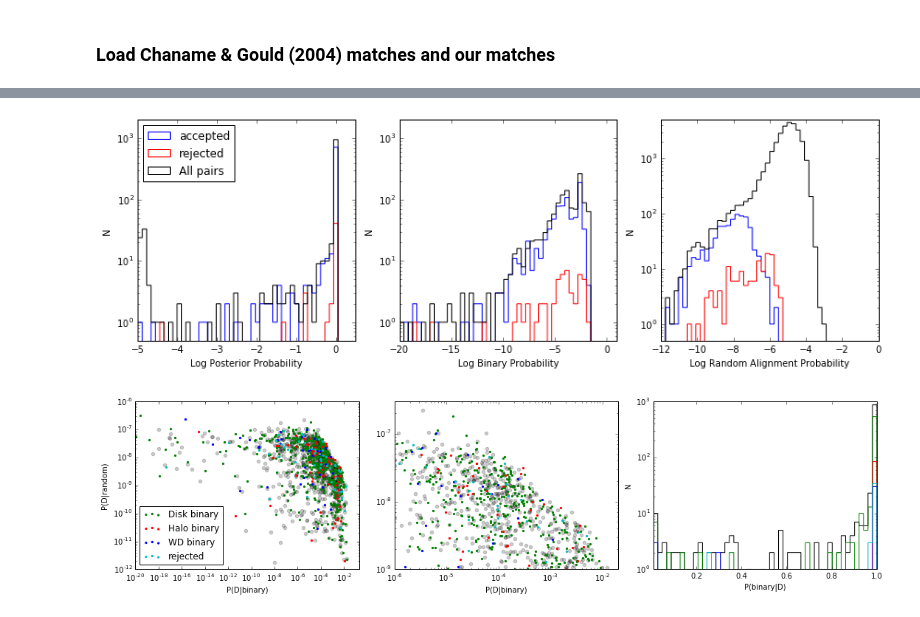
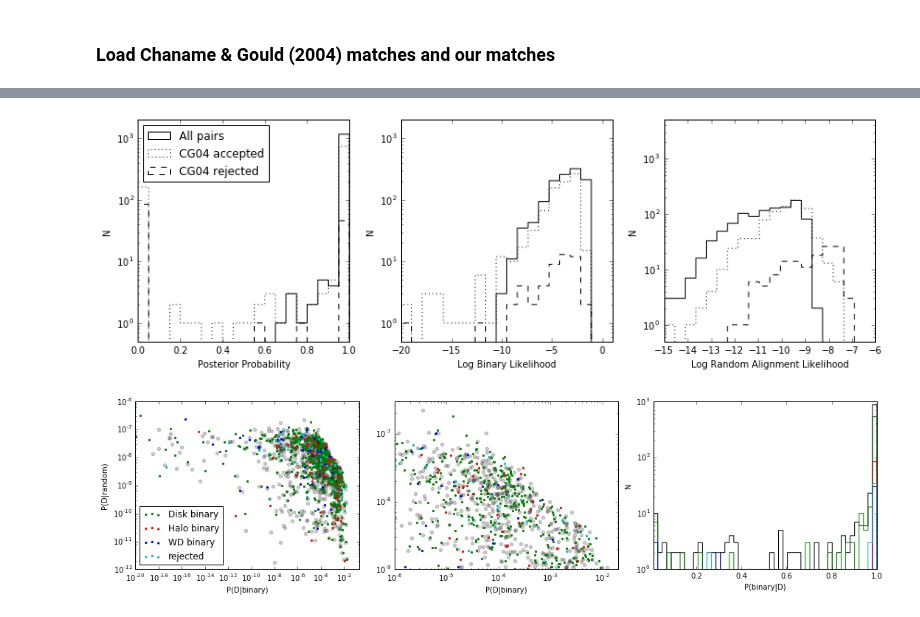
Before and after one commit to astroJeff/gaia_binaries, a Jupyter notebook: notebooks/NLTT.ipynb, the cells around one changed output, grey strips where cells are left out. Drawn from its saved outputs; the diff is of its cells as text; code cells hidden in the pictures.

Commit message:
Updated NLTT notebook, .tex with NLTT section

```diff
--- a/notebooks/NLTT.ipynb
+++ b/notebooks/NLTT.ipynb
@@ -121,56 +122,57 @@ print prob_out_CG.dtype
 # %%
 fig, ax = plt.subplots(1, 3, figsize=(12, 4))
 
-nbins = 50
+nbins = 20
 
 # Full posterior
-xmin, xmax = -5, 0.5
-ax[0].hist(np.log10(P_CG_accept), bins=nbins, histtype='step', color='b', range=[xmin, xmax], label='accepted')
-ax[0].hist(np.log10(P_CG_reject), bins=nbins, histtype='step', color='r', range=[xmin, xmax], label='rejected')
-ax[0].hist(np.log10(P_full), bins=nbins, histtype='step', color='k', range=[xmin, xmax], label='All pairs')
+xmin, xmax = 0, 1
+ax[0].hist(P_full, bins=nbins, histtype='step', color='k', range=[xmin, xmax], label='All pairs')
+ax[0].hist(P_CG_accept, bins=nbins, histtype='step', color='k', linestyle='dotted', range=[xmin, xmax], label='CG04 accepted')
+ax[0].hist(P_CG_reject, bins=nbins, histtype='step', color='k', linestyle='dashed', range=[xmin, xmax], label='CG04 rejected')
 
 # ax[0].set_xscale('log')
 ax[0].set_xlim(xmin, xmax)
 ax[0].set_ylim(0.5, 2000.0)
 ax[0].set_yscale('log')
-ax[0].set_xlabel('Log Posterior Probability')
+ax[0].set_xlabel('Posterior Probability')
 ax[0].set_ylabel('N')
 
 ax[0].legend(loc=2)
 
 
+nbins = 20
 
 # P_binary
 xmin, xmax = -20, 1.0
-ax[1].hist(np.log10(pair_CG_accept['P_binary']), bins=nbins, histtype='step', color='b', range=[xmin, xmax])
-ax[1].hist(np.log10(pair_CG_reject['P_binary']), bins=nbins, histtype='step', color='r', range=[xmin, xmax])
+ax[1].hist(np.log10(pair_CG_accept['P_binary']), bins=nbins, histtype='step', color='k', linestyle='dotted', range=[xmin, xmax])
+ax[1].hist(np.log10(pair_CG_reject['P_binary']), bins=nbins, histtype='step', color='k', linestyle='dashed', range=[xmin, xmax])
 ax[1].hist(np.log10(prob_out['P_binary'][np.where(prob_out['P_binary'] > 0.0)]), bins=nbins, histtype='step', color='k', range=[xmin, xmax])
 
 ax[1].set_xlim(xmin, xmax)
 ax[1].set_ylim(0.5, 2000.0)
 ax[1].set_yscale('log')
-ax[1].set_xlabel('Log Binary Probability')
+ax[1].set_xlabel('Log Binary Likelihood')
 ax[1].set_ylabel('N')
 
 
 
 # P_random
-xmin, xmax = -12,0
-ax[2].hist(np.log10(pair_CG_accept['P_random']), bins=nbins, histtype='step', color='b', range=[xmin, xmax])
-ax[2].hist(np.log10(pair_CG_reject['P_random']), bins=nbins, histtype='step', color='r', range=[xmin, xmax])
+xmin, xmax = -15, -6
+ax[2].hist(np.log10(pair_CG_accept['P_random']), bins=nbins, histtype='step', color='k', linestyle='dotted', range=[xmin, xmax])
+ax[2].hist(np.log10(pair_CG_reject['P_random']), bins=nbins, histtype='step', color='k', linestyle='dashed', range=[xmin, xmax])
 ax[2].hist(np.log10(prob_out['P_random'][np.where(prob_out['P_random'] > 0.0)]), bins=nbins, histtype='step', color='k', range=[xmin, xmax])
 
 ax[2].set_xlim(xmin, xmax)
 ax[2].set_ylim(0.5, 5000.0)
 ax[2].set_yscale('log')
-ax[2].set_xlabel('Log Random Alignment Probability')
+ax[2].set_xlabel('Log Random Alignment Likelihood')
 ax[2].set_ylabel('N')
 
 plt.tight_layout()
-plt.savefig('../figures/Prob_CG05.pdf')
-plt.show()
+plt.savefig('../figures/rNLTT_probs.pdf')
+#plt.show()
 # %% [output]
-[figure, old version]
+[figure, new version]
 # %%
 fig, ax = plt.subplots(1, 3, figsize=(15, 4))
 
```
Also changed, not shown: parts of 8 cells of this notebook, 1 other file.
